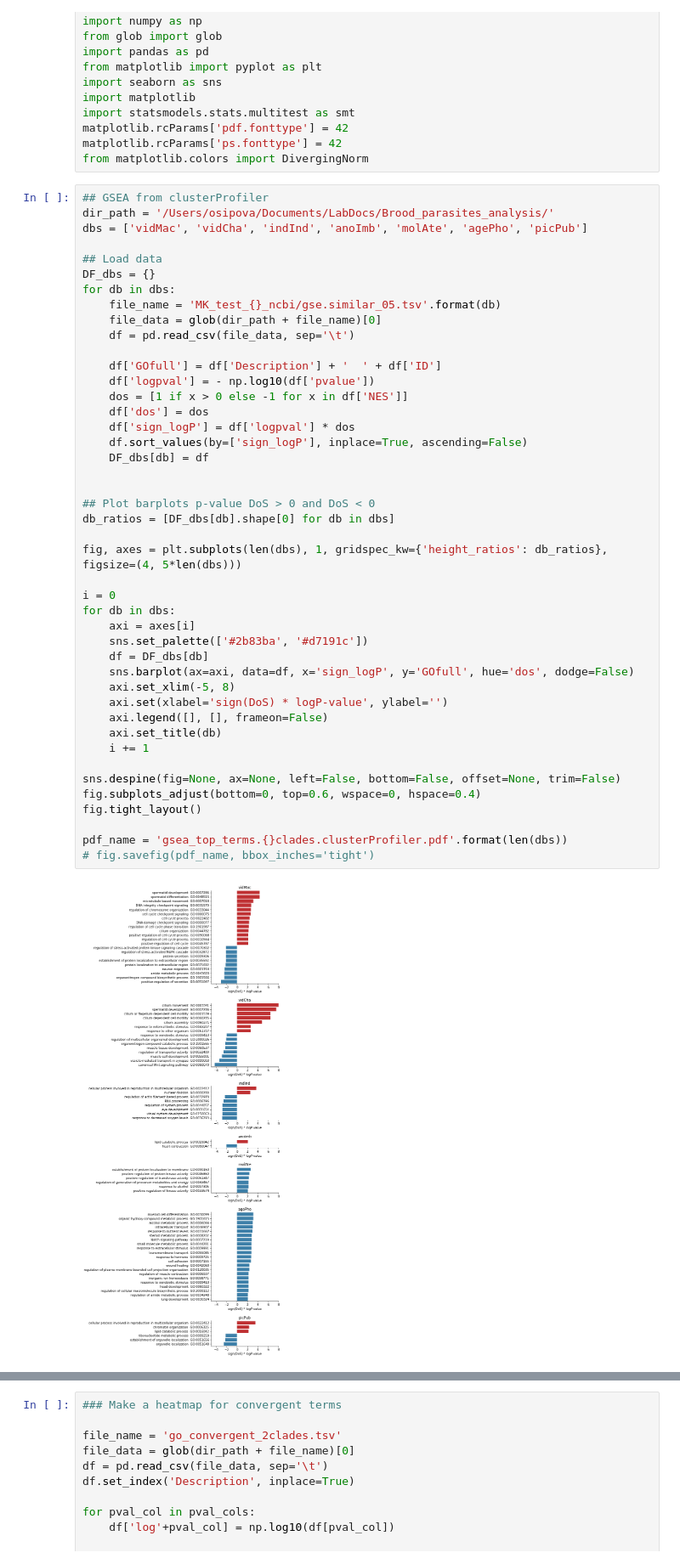
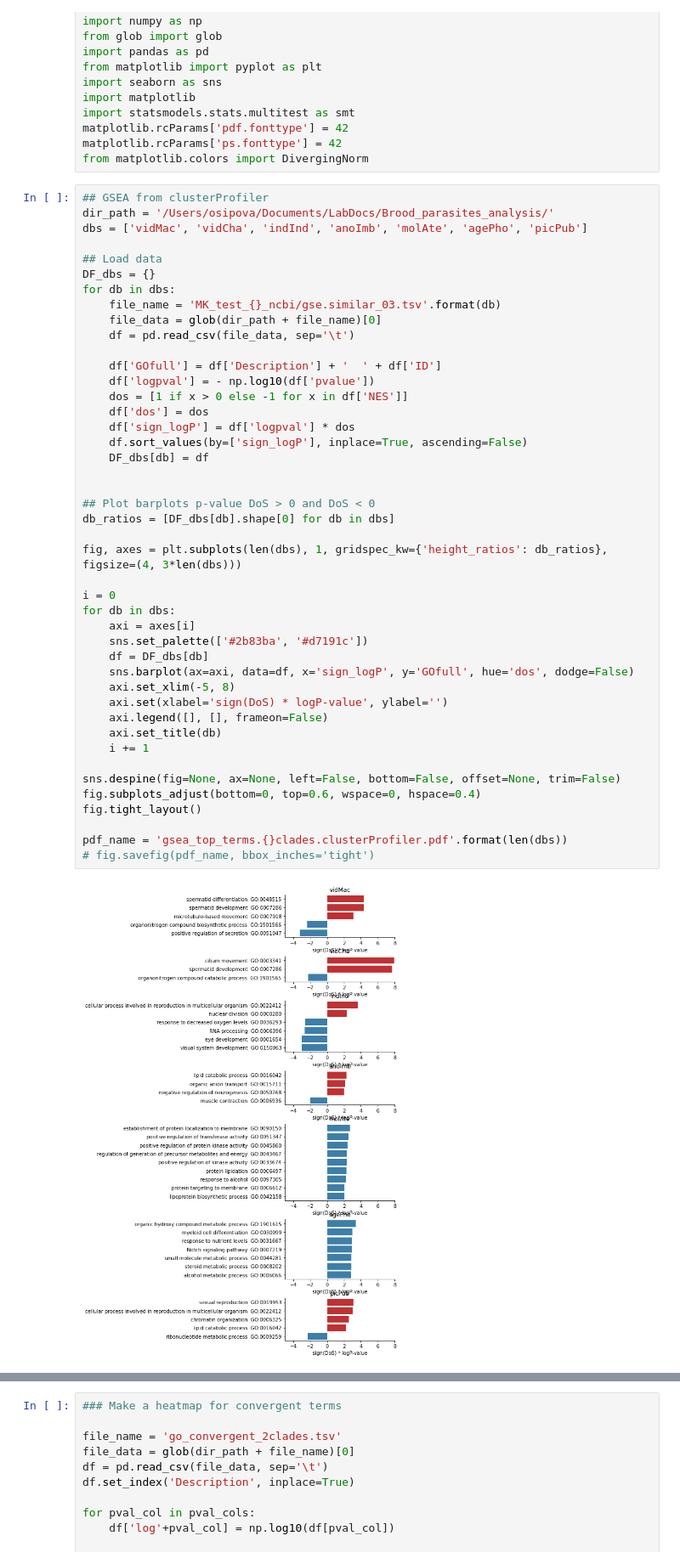
Before and after one commit to osipovarev/Brood_parasites_analysis, a Jupyter notebook: gsea_and_enrichGO_analysis.ipynb, the cells around one changed output, grey strips where cells are left out. Shown at 85% size. Saved outputs shown, nothing was run; the diff lists cells and outputs as text.

```diff
--- a/gsea_and_enrichGO_analysis.ipynb
+++ b/gsea_and_enrichGO_analysis.ipynb
@@ -20,7 +20,7 @@ dbs = ['vidMac', 'vidCha', 'indInd', 'anoImb', 'molAte', 'agePho', 'picPub']
 ## Load data
 DF_dbs = {}
 for db in dbs:
-    file_name = 'MK_test_{}_ncbi/gse.similar_05.tsv'.format(db)
+    file_name = 'MK_test_{}_ncbi/gse.similar_03.tsv'.format(db)
     file_data = glob(dir_path + file_name)[0]
     df = pd.read_csv(file_data, sep='\t')
 
@@ -29,35 +29,35 @@ for db in dbs:
     dos = [1 if x > 0 else -1 for x in df['NES']]
     df['dos'] = dos
     df['sign_logP'] = df['logpval'] * dos
     df.sort_values(by=['sign_logP'], inplace=True, ascending=False)
     DF_dbs[db] = df
 
 
 ## Plot barplots p-value DoS > 0 and DoS < 0
 db_ratios = [DF_dbs[db].shape[0] for db in dbs]
 
-fig, axes = plt.subplots(len(dbs), 1, gridspec_kw={'height_ratios': db_ratios}, figsize=(4, 5*len(dbs)))
+fig, axes = plt.subplots(len(dbs), 1, gridspec_kw={'height_ratios': db_ratios}, figsize=(4, 3*len(dbs)))
 
 i = 0
 for db in dbs:
     axi = axes[i]
     sns.set_palette(['#2b83ba', '#d7191c'])
     df = DF_dbs[db]
     sns.barplot(ax=axi, data=df, x='sign_logP', y='GOfull', hue='dos', dodge=False)
     axi.set_xlim(-5, 8)
     axi.set(xlabel='sign(DoS) * logP-value', ylabel='')
     axi.legend([], [], frameon=False)
     axi.set_title(db)
     i += 1
 
 sns.despine(fig=None, ax=None, left=False, bottom=False, offset=None, trim=False)
 fig.subplots_adjust(bottom=0, top=0.6, wspace=0, hspace=0.4)
 fig.tight_layout()
 
 pdf_name = 'gsea_top_terms.{}clades.clusterProfiler.pdf'.format(len(dbs))
 # fig.savefig(pdf_name, bbox_inches='tight')
 # %% [output]
-[figure, old version]
+[figure, new version]
 # %%
 ## GO Enrichment from clusterProfiler
 dir_path = '/Users/osipova/Documents/LabDocs/Brood_parasites_analysis/'
```
Also changed, not shown: parts of 2 cells of this notebook, 1 other file.
